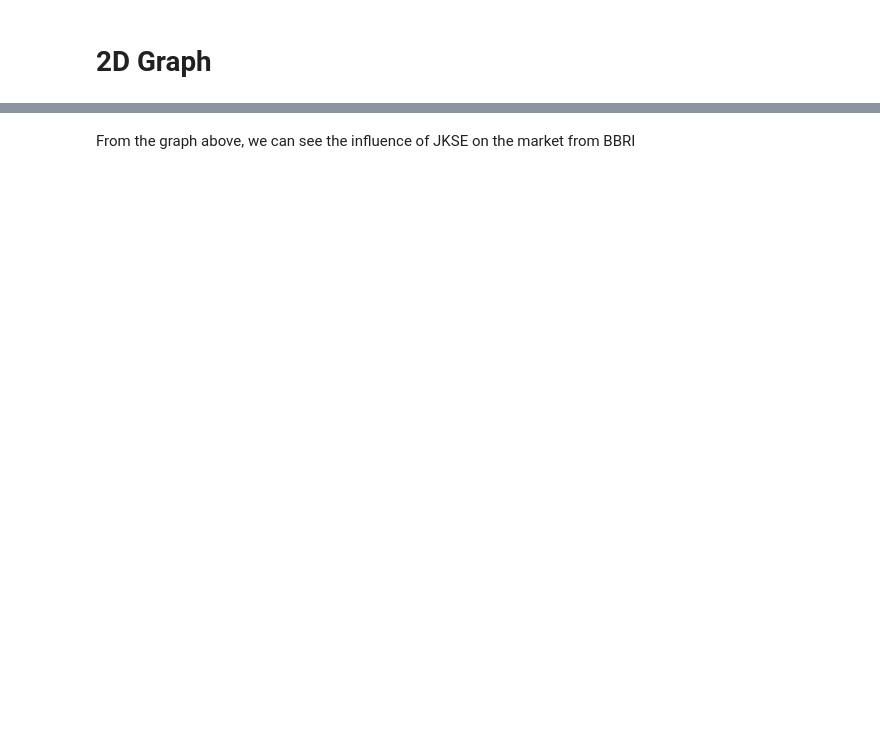
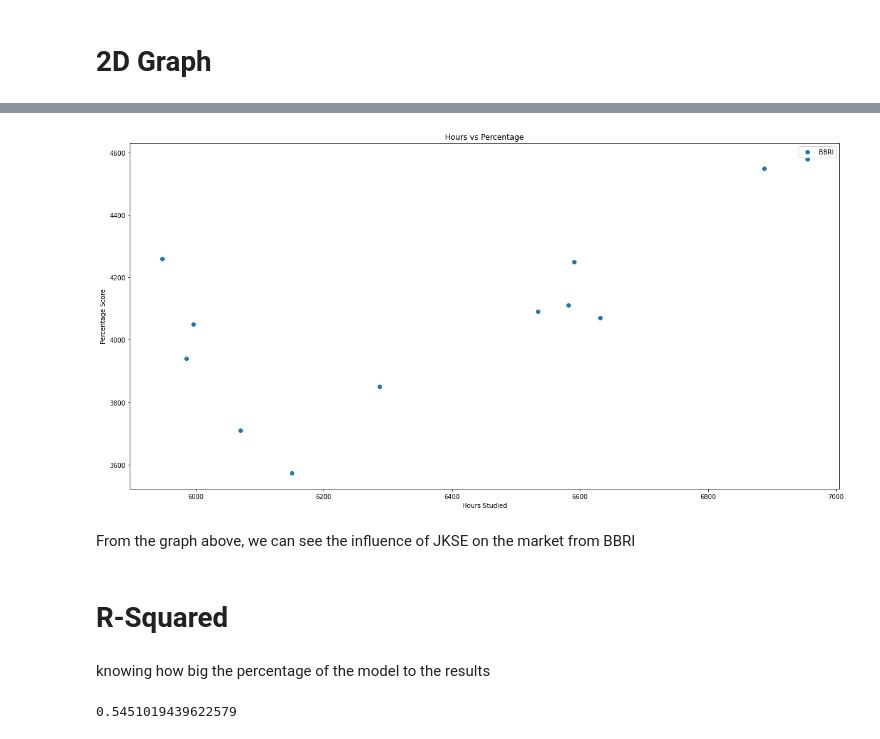
Before and after one commit to Hajarhanifah/big-data-linear-regression, a Jupyter notebook: linear-regression-jkse-and-bbri.ipynb, the cells around one changed output, grey strips where cells are left out. Saved outputs shown, nothing was run; the diff lists cells and outputs as text; code cells hidden in the pictures; blank space fills up the shorter version.

Commit message:
Kaggle Notebook | Linear Regression JKSE and BBRI | Version 4

```diff
--- a/linear-regression-jkse-and-bbri.ipynb
+++ b/linear-regression-jkse-and-bbri.ipynb
@@ -37,0 +178,4 @@ This means that our dataset has 13 rows and 1 columns.
+# %%
+jkse_closing = pd.read_csv('../input/dataset-jkse-and-bbri-2022/JKSE220322.csv', usecols =['Close'])
+jkse = jkse_closing.rename(columns={'Close': 'JKSE'})
+display(jkse)
@@ -37,0 +199,4 @@ This means that our dataset has 13 rows and 1 columns.
+# %%
+bbri_closing = pd.read_csv('../input/dataset-bbri-2022/BBRI.JK220322.csv', usecols =['Close'])
+bbri = bbri_closing.rename(columns={'Close': 'BBRI'})
+display(bbri)
@@ -37,0 +222,3 @@ This means that our dataset has 13 rows and 1 columns.
+# %%
+data = jkse.join(bbri)
+display(data)
@@ -98,8 +326,27 @@ plt.show()
 # %%
-dataset.plot(x='JKSE', y='BBRI', style='o')
+data.plot(x='JKSE', y='BBRI', style='o')
 plt.title('Hours vs Percentage')
 plt.xlabel('Hours Studied')
 plt.ylabel('Percentage Score')
 plt.show()
+# %% [output]
+[figure, added]
 # %% [markdown]
 From the graph above, we can see the influence of JKSE on the market from BBRI
+# %% [markdown]
+# R-Squared
+# %% [markdown]
+knowing how big the percentage of the model to the results
+# %%
+#ss_t = realitation value
+#ss_r = prediction value
+ss_t = 0
+ss_r = 0
+for i in range(total_values):
+    y_pred = b0 + b1 * X[i]
+    ss_t += (Y[i] - mean_y) ** 2
+    ss_r += (Y[i] - y_pred) ** 2
+r2 = 1 - (ss_r/ss_t)
+print(r2)
+# %% [output]
+0.5451019439622579
```
Also changed, not shown: parts of 37 cells of this notebook.
